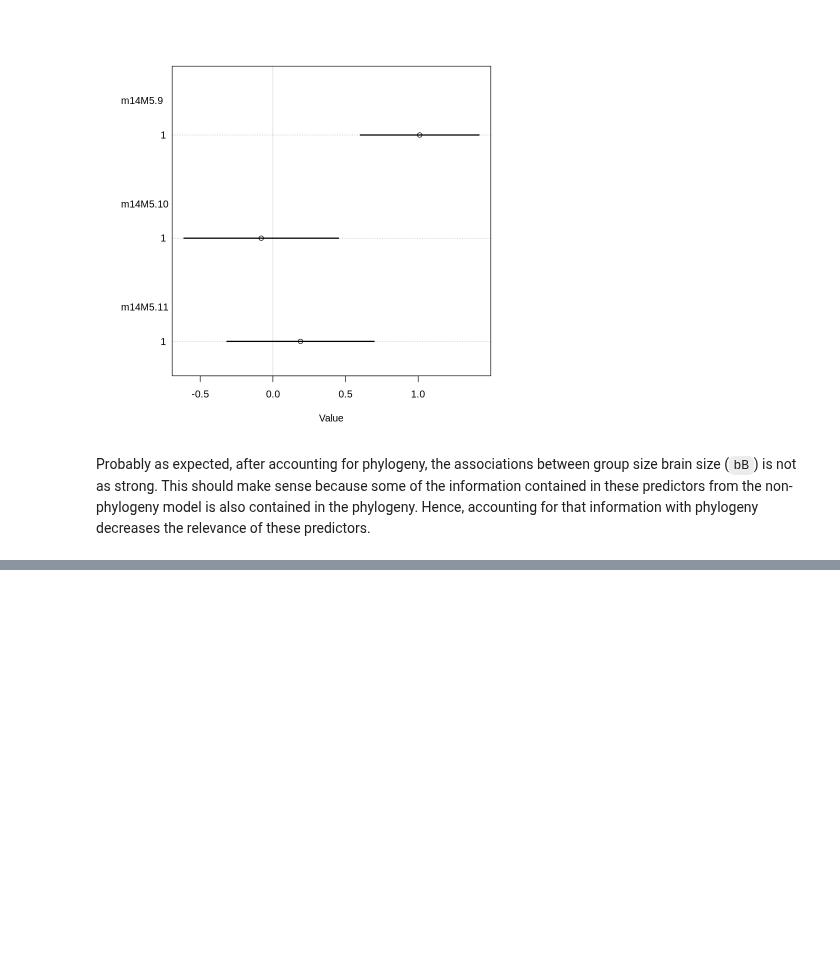
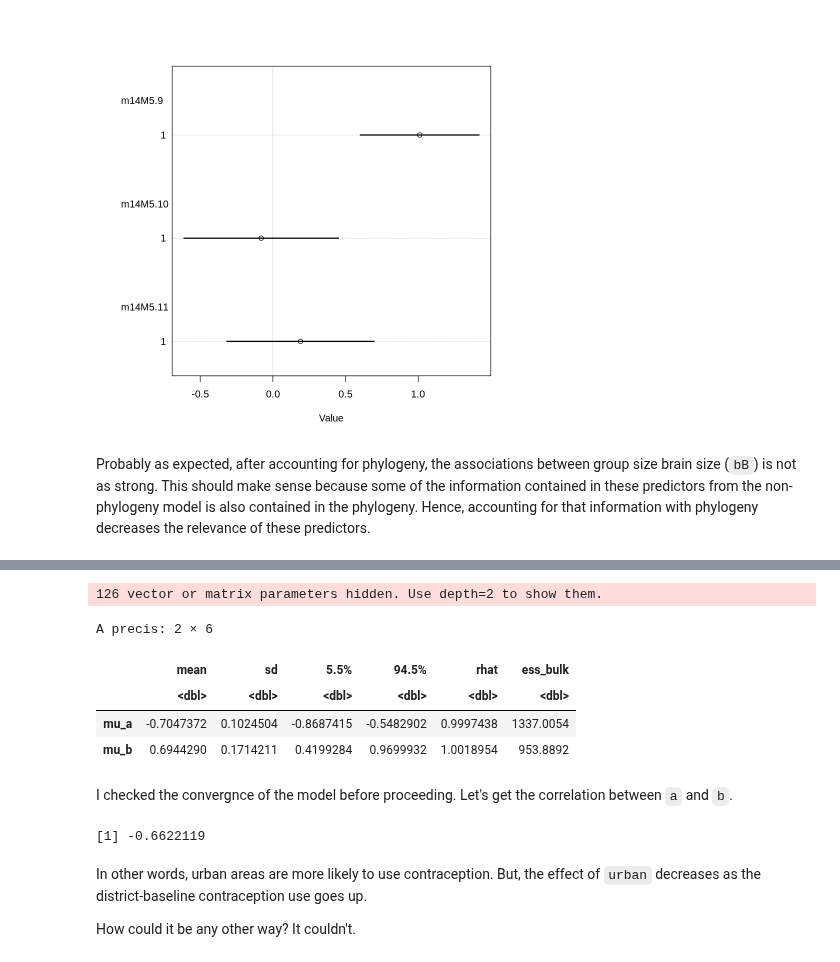
Before and after one commit to nicklausmillican/StatisticalRethinkingIISolutions, a Jupyter notebook: StatisticalRethinkingSolutions2_Ch14.ipynb, the cells around one changed output, grey strips where cells are left out. Drawn from its saved outputs; the diff is of its cells as text; code cells hidden in the pictures; blank space fills up the shorter version.

```diff
--- a/StatisticalRethinkingSolutions2_Ch14.ipynb
+++ b/StatisticalRethinkingSolutions2_Ch14.ipynb
@@ -1135,0 +1159,37 @@ Probably as expected, after accounting for phylogeny, the associations between g
+# %%
+dlist <- list("district"=as.integer(as.factor(d$district)),
+              "contraception"=d$use.contraception,
+              "urban"=d$urban)
+
+m <- ulam(
+  alist(
+    contraception ~ dbinom(1,p),
+      logit(p) <- a[district] + b[district]*urban,
+        c(a,b)[district] ~ multi_normal(c(mu_a, mu_b), Rho, Sigma),
+          mu_a ~ dnorm(0,1),
+          mu_b ~ dnorm(0,1),
+          Rho ~ lkj_corr(2),
+          Sigma ~ dexp(1)
+  ), data=dlist,
+     chains=4,
+     cores=4,
+     iter=1000
+)
+precis(m)
+# %% [output]
+126 vector or matrix parameters hidden. Use depth=2 to show them.
+A precis: 2 × 6
+|  | mean | sd | 5.5% | 94.5% | rhat | ess_bulk |
+|  | <dbl> | <dbl> | <dbl> | <dbl> | <dbl> | <dbl> |
+| mu_a | -0.7047372 | 0.1024504 | -0.8687415 | -0.5482902 | 0.9997438 | 1337.0054 |
+| mu_b | 0.6944290 | 0.1714211 | 0.4199284 | 0.9699932 | 1.0018954 | 953.8892 |
+# %% [markdown]
+I checked the convergnce of the model before proceeding.  Let's get the correlation between `a` and `b`.
+# %%
+precis(m, depth=3, pars="Rho")[2,1]
+# %% [output]
+[1] -0.6622119
+# %% [markdown]
+In other words, urban areas are more likely to use contraception.  But, the effect of `urban` decreases as the district-baseline contraception use goes up.
+
+How could it be any other way?  It couldn't.
```
Also changed, not shown: parts of 6 cells of this notebook.
